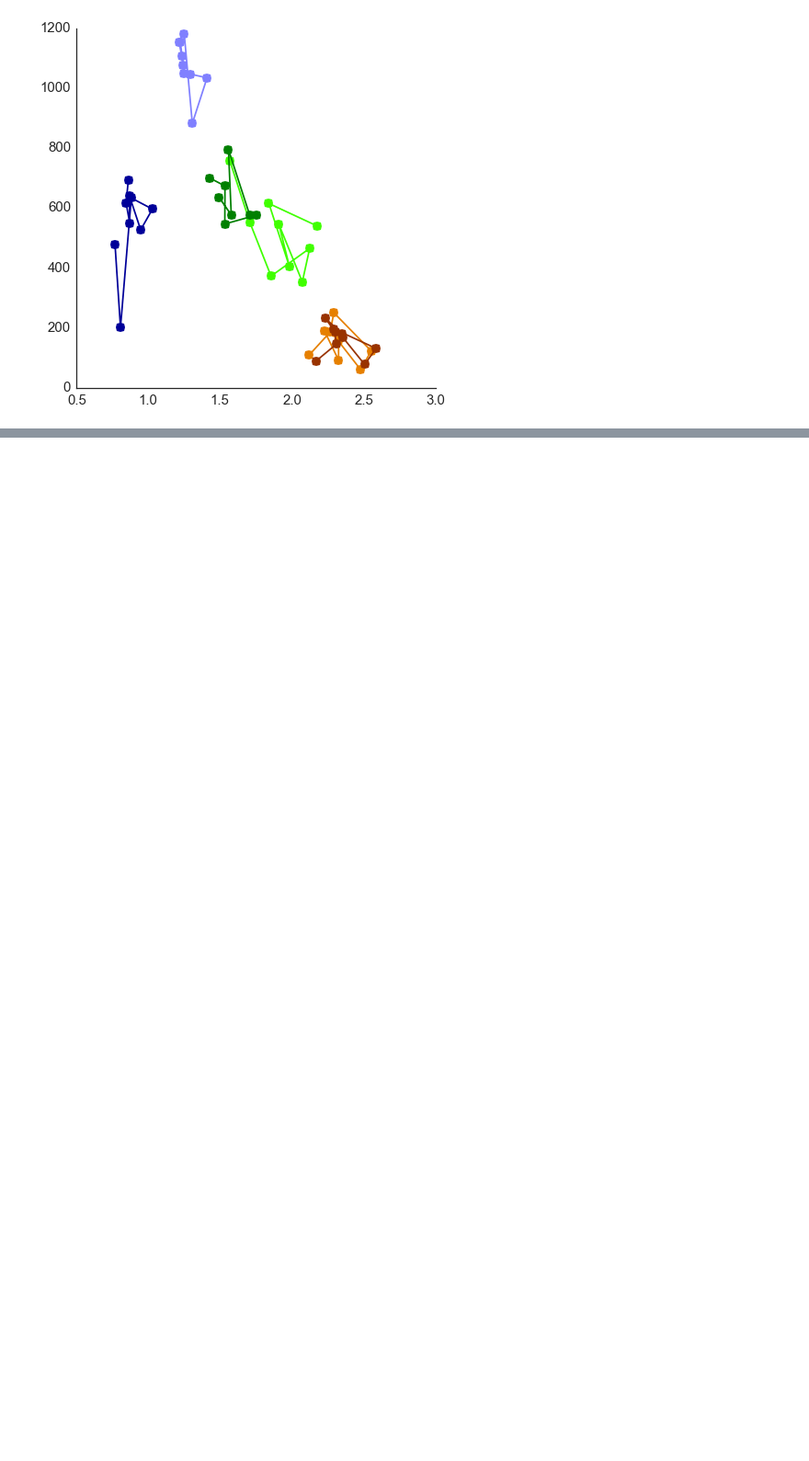
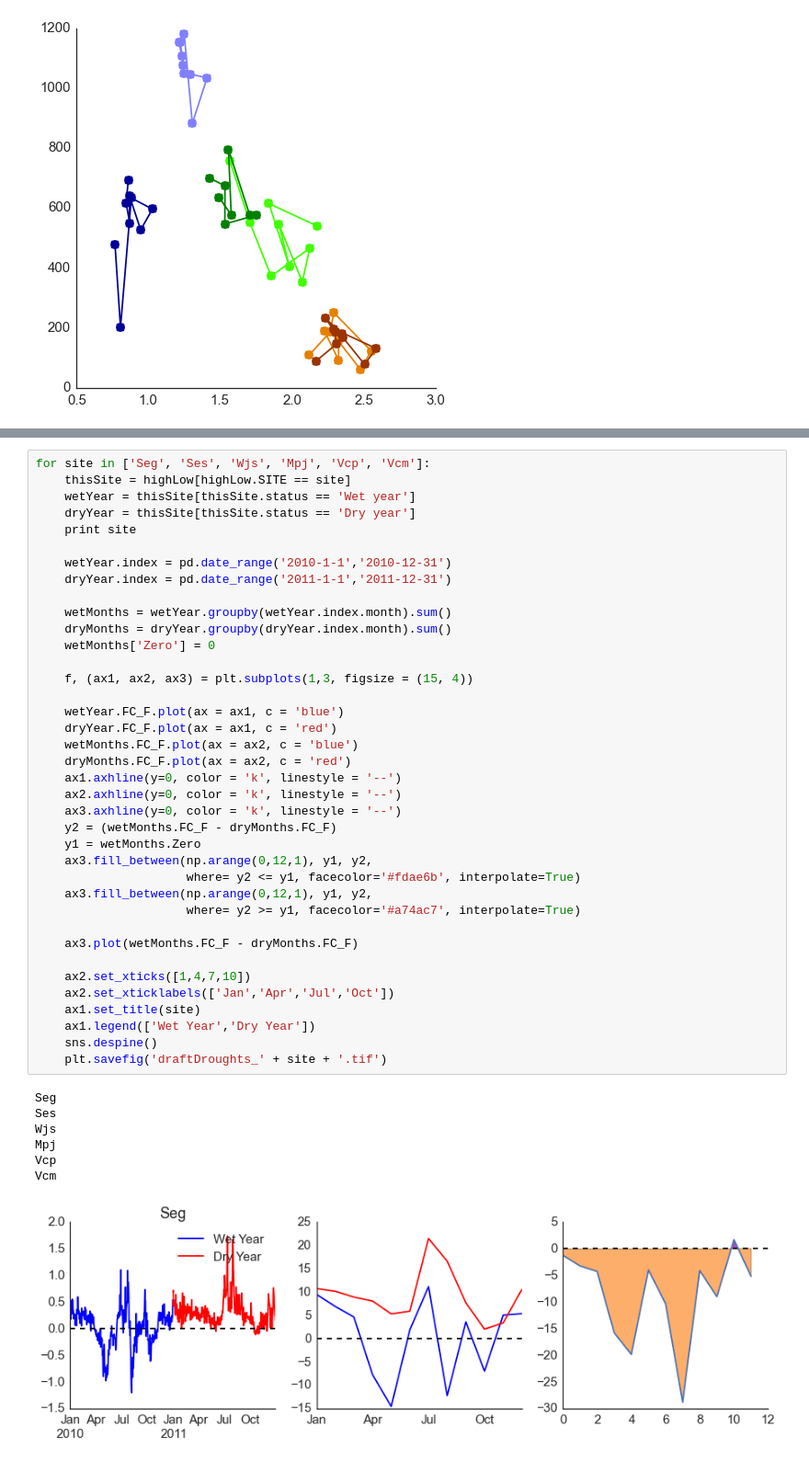
Before and after one commit to djkrofch/DinkeyCreek, a Jupyter notebook: NMEG_DroughtPlots.ipynb, the cells around one changed output, grey strips where cells are left out. Shown at 92% size. Drawn from its saved outputs; the diff is of its cells as text; blank space fills up the shorter version.

```diff
--- a/NMEG_DroughtPlots.ipynb
+++ b/NMEG_DroughtPlots.ipynb
@@ -405,0 +445,46 @@ plt.savefig('TowerDroughtPRECIP.tif')
+# %%
+for site in ['Seg', 'Ses', 'Wjs', 'Mpj', 'Vcp', 'Vcm']:
+    thisSite = highLow[highLow.SITE == site]
+    wetYear = thisSite[thisSite.status == 'Wet year']
+    dryYear = thisSite[thisSite.status == 'Dry year']
+    print site
+
+    wetYear.index = pd.date_range('2010-1-1','2010-12-31')
+    dryYear.index = pd.date_range('2011-1-1','2011-12-31')
+
+    wetMonths = wetYear.groupby(wetYear.index.month).sum()
+    dryMonths = dryYear.groupby(dryYear.index.month).sum()
+    wetMonths['Zero'] = 0
+
+    f, (ax1, ax2, ax3) = plt.subplots(1,3, figsize = (15, 4))
+
+    wetYear.FC_F.plot(ax = ax1, c = 'blue')
+    dryYear.FC_F.plot(ax = ax1, c = 'red')
+    wetMonths.FC_F.plot(ax = ax2, c = 'blue')
+    dryMonths.FC_F.plot(ax = ax2, c = 'red')
+    ax1.axhline(y=0, color = 'k', linestyle = '--')
+    ax2.axhline(y=0, color = 'k', linestyle = '--')
+    ax3.axhline(y=0, color = 'k', linestyle = '--')
+    y2 = (wetMonths.FC_F - dryMonths.FC_F)
+    y1 = wetMonths.Zero
+    ax3.fill_between(np.arange(0,12,1), y1, y2,
+                     where= y2 <= y1, facecolor='#fdae6b', interpolate=True)
+    ax3.fill_between(np.arange(0,12,1), y1, y2,
+                     where= y2 >= y1, facecolor='#a74ac7', interpolate=True)
+
+    ax3.plot(wetMonths.FC_F - dryMonths.FC_F)
+
+    ax2.set_xticks([1,4,7,10])
+    ax2.set_xticklabels(['Jan','Apr','Jul','Oct'])
+    ax1.set_title(site)
+    ax1.legend(['Wet Year','Dry Year'])
+    sns.despine()
+    plt.savefig('draftDroughts_' + site + '.tif')
+# %% [output]
+Seg
+Ses
+Wjs
+Mpj
+Vcp
+Vcm
+[figure, added]
```
Also changed, not shown: parts of 3 cells of this notebook.
